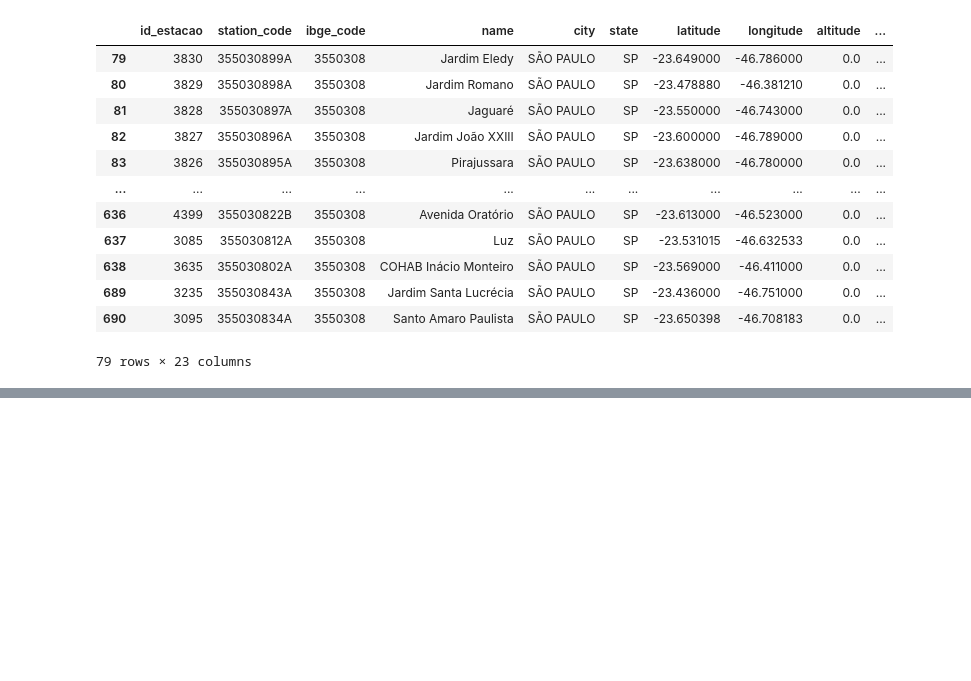
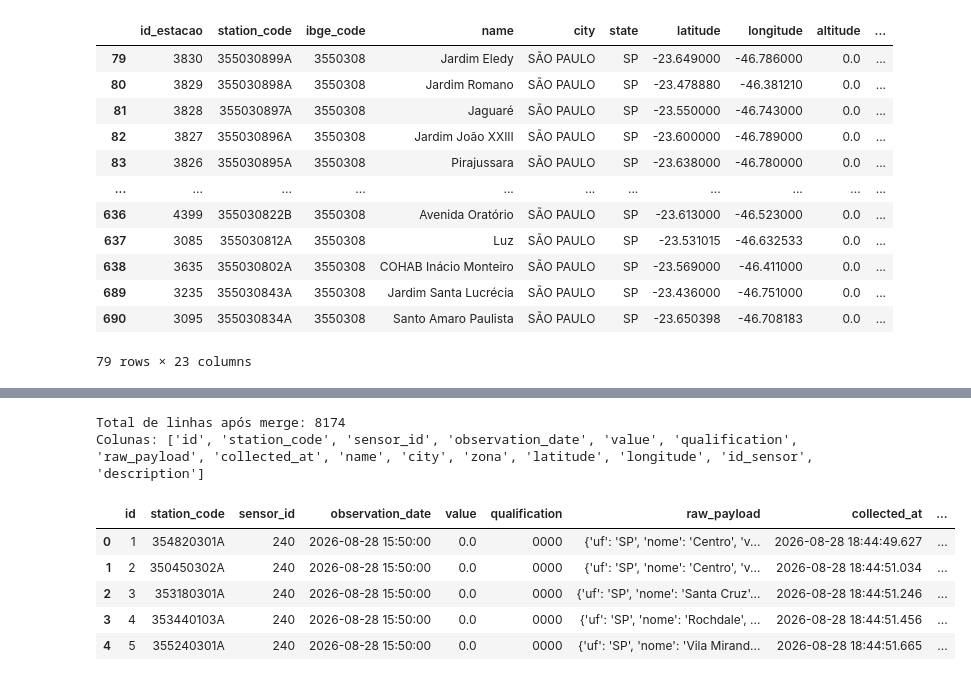
Before and after one commit to anselmojsantos/analiseP4Nooa, a Jupyter notebook: Notebookes/cemaden_station.ipynb, the cells around one changed output, grey strips where cells are left out. Cells and saved outputs as stored; diff of their text form; code cells hidden in the pictures; blank space fills up the shorter version.

```diff
--- a/Notebookes/cemaden_station.ipynb
+++ b/Notebookes/cemaden_station.ipynb
@@ -181,0 +305,7 @@ Mapa salvo em: C:\TI\Projetos Univesp\Projeto - 4\cemaden_stations_map.html
+# %%
+df_reading = pd.read_sql("SELECT * FROM cemaden_reading", engine)
+df_sensor  = pd.read_sql("SELECT * FROM cemaden_sensor", engine)
+
+print(f"Leituras:  {len(df_reading)}")
+print(f"Estações:  {len(df_station)}")
+print(f"Sensores:  {len(df_sensor)}")
@@ -181,0 +316,7 @@ Mapa salvo em: C:\TI\Projetos Univesp\Projeto - 4\cemaden_stations_map.html
+# %%
+df_reading["observation_date"] = pd.to_datetime(df_reading["observation_date"])
+
+print("Período das leituras:")
+print(f"  De:  {df_reading['observation_date'].min()}")
+print(f"  Até: {df_reading['observation_date'].max()}")
+print(f"  Dias distintos: {df_reading['observation_date'].dt.date.nunique()}")
@@ -181,0 +360,34 @@ Mapa salvo em: C:\TI\Projetos Univesp\Projeto - 4\cemaden_stations_map.html
+# %%
+# 1. Juntar leitura com estação (pelo station_code)
+# 2. Juntar com sensor (pelo sensor_id)
+
+df_full = (
+    df_reading
+    .merge(
+        df_station[["station_code", "name", "city", "zona",
+                    "latitude", "longitude"]],
+        on="station_code",
+        how="left"
+    )
+    .merge(
+        df_sensor[["id", "description"]],
+        left_on="sensor_id",
+        right_on="id",
+        how="left",
+        suffixes=("", "_sensor")
+    )
+)
+
+print(f"Total de linhas após merge: {len(df_full)}")
+print(f"Colunas: {df_full.columns.tolist()}")
+print()
+df_full.head()
+# %% [output]
+Total de linhas após merge: 8174
+Colunas: ['id', 'station_code', 'sensor_id', 'observation_date', 'value', 'qualification', 'raw_payload', 'collected_at', 'name', 'city', 'zona', 'latitude', 'longitude', 'id_sensor', 'description']
+|  | id | station_code | sensor_id | observation_date | value | qualification | raw_payload | collected_at | ... |
+| 0 | 1 | 354820301A | 240 | 2026-08-28 15:50:00 | 0.0 | 0000 | {'uf': 'SP', 'nome': 'Centro', 'v... | 2026-08-28 18:44:49.627 | ... |
+| 1 | 2 | 350450302A | 240 | 2026-08-28 15:50:00 | 0.0 | 0000 | {'uf': 'SP', 'nome': 'Centro', 'v... | 2026-08-28 18:44:51.034 | ... |
+| 2 | 3 | 353180301A | 240 | 2026-08-28 15:50:00 | 0.0 | 0000 | {'uf': 'SP', 'nome': 'Santa Cruz'... | 2026-08-28 18:44:51.246 | ... |
+| 3 | 4 | 353440103A | 240 | 2026-08-28 15:50:00 | 0.0 | 0000 | {'uf': 'SP', 'nome': 'Rochdale', ... | 2026-08-28 18:44:51.456 | ... |
+| 4 | 5 | 355240301A | 240 | 2026-08-28 15:50:00 | 0.0 | 0000 | {'uf': 'SP', 'nome': 'Vila Mirand... | 2026-08-28 18:44:51.665 | ... |
```
Also changed, not shown: parts of 18 cells of this notebook, 6 other files.
